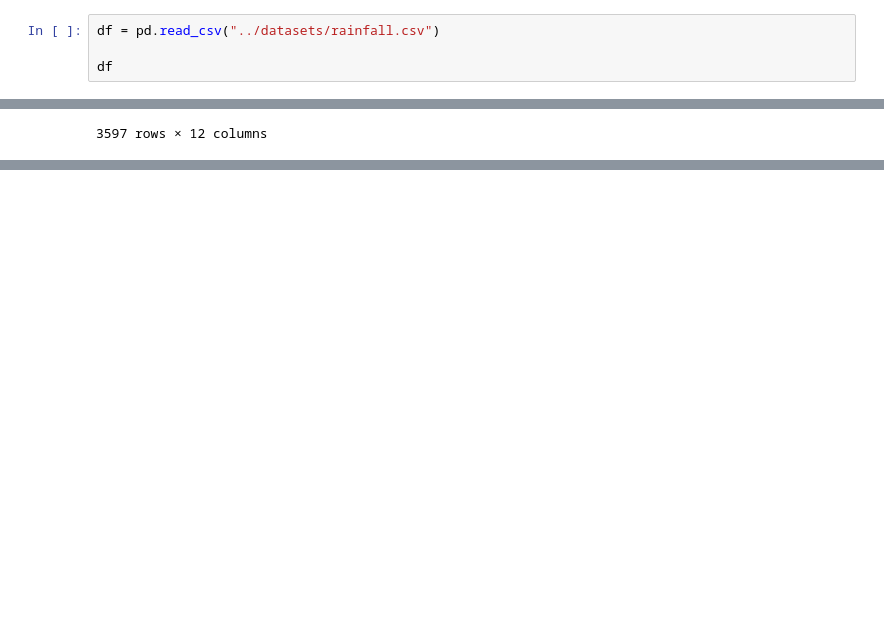
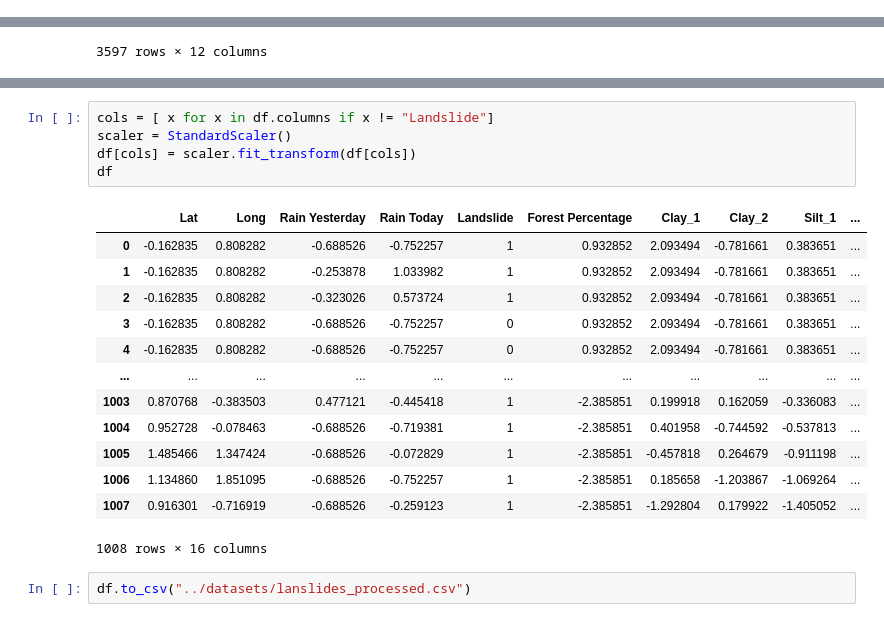
Before and after one commit to ryandschaefer/colombia-landslides, a Jupyter notebook: src/data_collection.ipynb, the cells around one changed output, grey strips where cells are left out. Drawn from its saved outputs; the diff is of its cells as text; blank space fills up the shorter version.

```diff
--- a/src/data_collection.ipynb
+++ b/src/data_collection.ipynb
@@ -371,4 +371,0 @@ df.to_csv("../datasets/rainfall.csv", index = False, quoting = False)
-# %%
-df = pd.read_csv("../datasets/rainfall.csv")
-
-df
@@ -568,0 +646,21 @@ df_soil
+# %%
+cols = [ x for x in df.columns if x != "Landslide"]
+scaler = StandardScaler()
+df[cols] = scaler.fit_transform(df[cols])
+df
+# %% [output]
+|  | Lat | Long | Rain Yesterday | Rain Today | Landslide | Forest Percentage | Clay_1 | Clay_2 | Silt_1 | ... |
+| 0 | -0.162835 | 0.808282 | -0.688526 | -0.752257 | 1 | 0.932852 | 2.093494 | -0.781661 | 0.383651 | ... |
+| 1 | -0.162835 | 0.808282 | -0.253878 | 1.033982 | 1 | 0.932852 | 2.093494 | -0.781661 | 0.383651 | ... |
+| 2 | -0.162835 | 0.808282 | -0.323026 | 0.573724 | 1 | 0.932852 | 2.093494 | -0.781661 | 0.383651 | ... |
+| 3 | -0.162835 | 0.808282 | -0.688526 | -0.752257 | 0 | 0.932852 | 2.093494 | -0.781661 | 0.383651 | ... |
+| 4 | -0.162835 | 0.808282 | -0.688526 | -0.752257 | 0 | 0.932852 | 2.093494 | -0.781661 | 0.383651 | ... |
+| ... | ... | ... | ... | ... | ... | ... | ... | ... | ... | ... |
+| 1003 | 0.870768 | -0.383503 | 0.477121 | -0.445418 | 1 | -2.385851 | 0.199918 | 0.162059 | -0.336083 | ... |
+| 1004 | 0.952728 | -0.078463 | -0.688526 | -0.719381 | 1 | -2.385851 | 0.401958 | -0.744592 | -0.537813 | ... |
+| 1005 | 1.485466 | 1.347424 | -0.688526 | -0.072829 | 1 | -2.385851 | -0.457818 | 0.264679 | -0.911198 | ... |
+| 1006 | 1.134860 | 1.851095 | -0.688526 | -0.752257 | 1 | -2.385851 | 0.185658 | -1.203867 | -1.069264 | ... |
+| 1007 | 0.916301 | -0.716919 | -0.688526 | -0.259123 | 1 | -2.385851 | -1.292804 | 0.179922 | -1.405052 | ... |
+1008 rows × 16 columns
+# %%
+df.to_csv("../datasets/lanslides_processed.csv")
```
Also changed, not shown: parts of 15 cells of this notebook, 12 other files.
